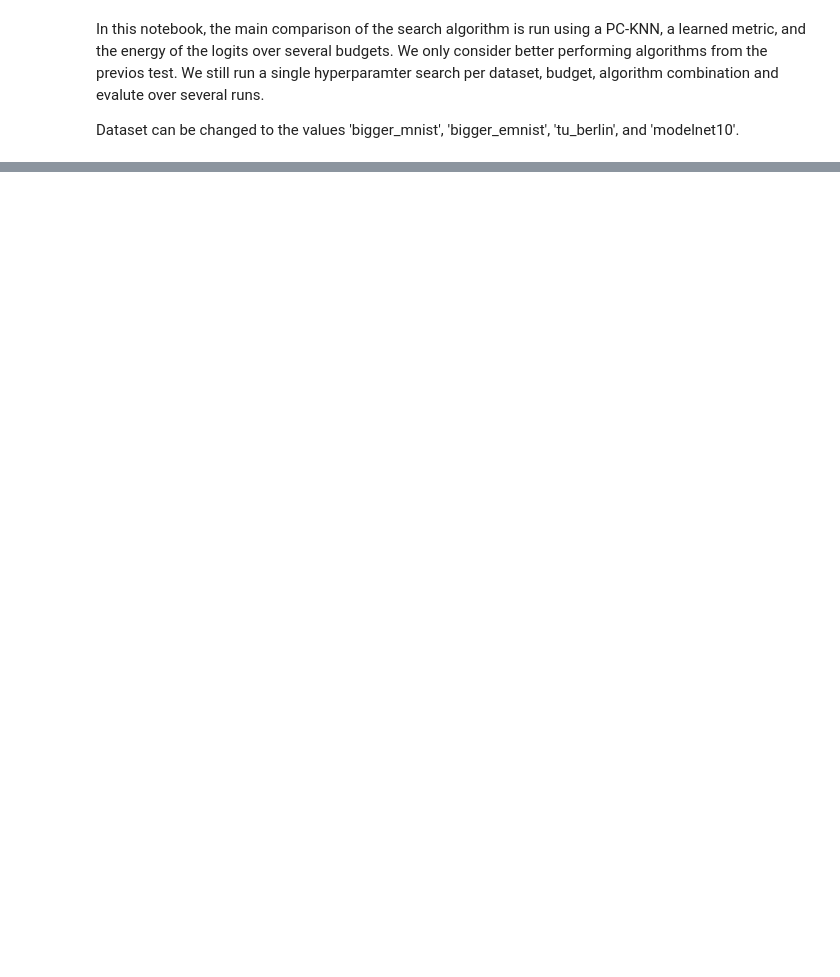
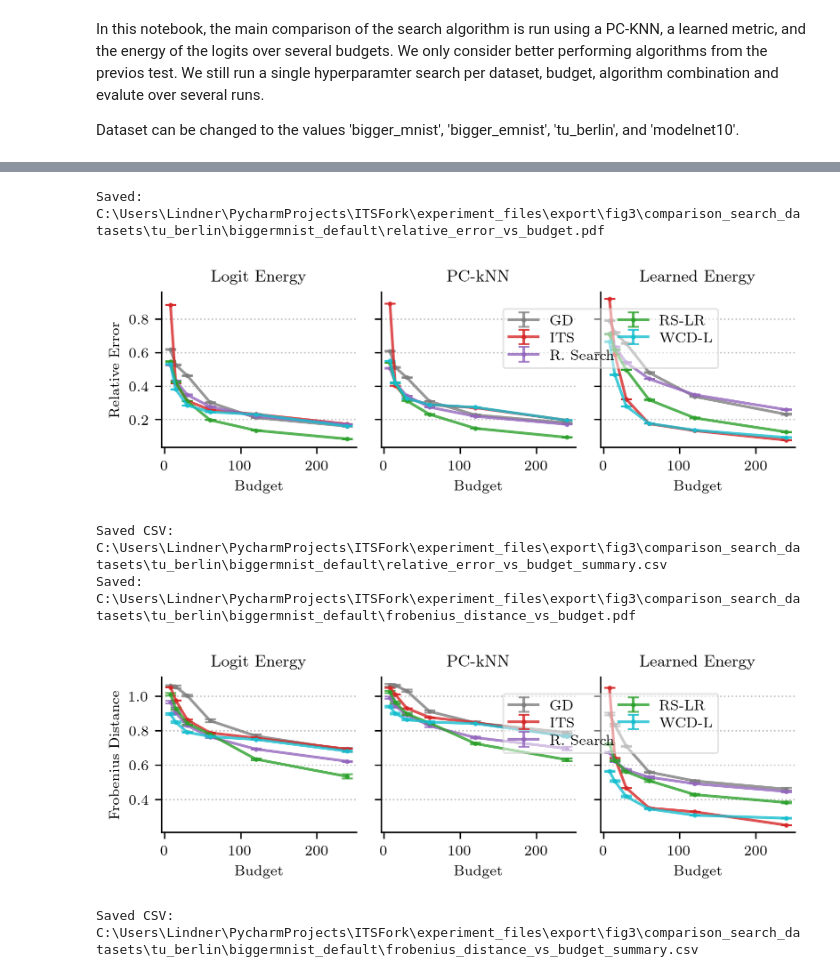
Before and after one commit to dolindner/ITS, a Jupyter notebook: examples/paper_experiment/2_2_comparision_over_budget.ipynb, the cells around one changed output, grey strips where cells are left out. Saved outputs shown, nothing was run; the diff lists cells and outputs as text; code cells hidden in the pictures; blank space fills up the shorter version.

```diff
--- a/examples/paper_experiment/2_2_comparision_over_budget.ipynb
+++ b/examples/paper_experiment/2_2_comparision_over_budget.ipynb
@@ -1321,5 +2467,10 @@ plot_accuracy_vs_budget_side_by_side(
 # %%
 from collections import defaultdict
+import os
+import matplotlib.pyplot as plt
+import numpy as np
+import pandas as pd
+import seaborn as sns
 
 W = plt_setup_latex(W=5.53)
 
@@ -1337,28 +2488,7 @@ def plot_error_metrics_vs_budget(
 ):
     """
     Plots error metrics vs budget for each problem side-by-side.
-
-    Parameters:
-        analysis : dict
-            Output from analyze_run_results_with_budget
-        problem_names : list
-            List of problem names to plot
-        metric : str
-            Metric to plot (e.g., "mean_relative_error" or "mean_frobenius")
-        se_key : str
-            Standard error key
-        algorithm_colors : dict
-            Color mapping for algorithms
-        fig_width, fig_height : float
-            Figure dimensions
-        figure_path : str
-            Directory for saving
-        save_name : str
-            Base filename
     """
-    import matplotlib.pyplot as plt
-    import seaborn as sns
-
     sns.set(style="whitegrid", context="paper")
     W = plt_setup_latex(W=5.53)
 
@@ -1406,7 +2536,7 @@ def plot_error_metrics_vs_budget(
         ax.set_title(problem, fontsize=9)
         ax.set_xlabel("Budget", fontsize=8)
         if ax == axes[0]:
-            ylabel = "Relative Error" if "relative" in metric else "Frobenius Distance"
+            ylabel = "Relative Error" if "relative" in metric else ("MSE" if "mse" in metric else "Frobenius Distance")
             ax.set_ylabel(ylabel, fontsize=8)
         ax.tick_params(axis='both', labelsize=8)
         ax.grid(axis="y", linestyle=":", alpha=0.8, zorder=-1)
@@ -1430,8 +2560,6 @@ def plot_error_metrics_vs_budget(
         columnspacing=0.3, framealpha=0.5, labelspacing=0.3,
     )
 
-    #plt.tight_layout(pad=0.6, w_pad=0.3)
-
     plt.tight_layout()
     if figure_path is not None:
         os.makedirs(figure_path, exist_ok=True)
@@ -1440,33 +2568,66 @@ def plot_error_metrics_vs_budget(
         plt.savefig(pdf_path, bbox_inches="tight")
         plt.savefig(pgf_path, bbox_inches="tight")
         print(f"Saved: {pdf_path}")
 
     plt.show()
+
+
+def export_error_metrics_csv(analysis, problem_names, metric, se_key, output_dir, save_name):
+    """Saves error metric data with 1.96 * SE into a CSV table."""
+    rows = []
+    for prob in problem_names:
+        if prob in analysis:
+            for bgt, algos in analysis[prob]["budgets"].items():
+                for algo, stats in algos.items():
+                    if stats.get(metric) is not None:
+                        val = stats[metric]
+                        se = stats[se_key] if stats.get(se_key) is not None else 0
+                        rows.append({
+                            "Problem": prob, "Budget": bgt, "Algorithm": algo,
+                            "Formatted_Value": f"{val:.4f} ± {se * 1.96:.4f}"
+                        })
+    df_flat = pd.DataFrame(rows)
+    pivot_df = df_flat.pivot(index=["Problem", "Budget"], columns="Algorithm", values="Formatted_Value").reset_index()
+
+    if output_dir is not None:
+        os.makedirs(output_dir, exist_ok=True)
+        csv_path = os.path.join(output_dir, f"{save_name}.csv")
+        pivot_df.to_csv(csv_path, index=False)
+        print(f"Saved CSV: {csv_path}")
 
 
 # Plot relative error
 plot_error_metrics_vs_budget(
     analysis=analysis,
     problem_names=problem_names_renamed,
     metric="mean_relative_error",
     se_key="se_relative_error",
     algorithm_colors=algorithm_colors,
     fig_width=W,
     figure_path=figure_path3,
     save_name="relative_error_vs_budget"
 )
+export_error_metrics_csv(analysis, problem_names_renamed, "mean_relative_error", "se_relative_error", figure_path3, "relative_error_vs_budget_summary")
 
 # Plot Frobenius distance
 plot_error_metrics_vs_budget(
     analysis=analysis,
     problem_names=problem_names_renamed,
     metric="mean_frobenius",
     se_key="se_frobenius",
     algorithm_colors=algorithm_colors,
     fig_width=W,
     figure_path=figure_path3,
     save_name="frobenius_distance_vs_budget"
 )
+export_error_metrics_csv(analysis, problem_names_renamed, "mean_frobenius", "se_frobenius", figure_path3, "frobenius_distance_vs_budget_summary")
+# %% [output]
+Saved: C:\Users\Lindner\PycharmProjects\ITSFork\experiment_files\export\fig3\comparison_search_datasets\tu_berlin\biggermnist_default\relative_error_vs_budget.pdf
+[figure, added]
+Saved CSV: C:\Users\Lindner\PycharmProjects\ITSFork\experiment_files\export\fig3\comparison_search_datasets\tu_berlin\biggermnist_default\relative_error_vs_budget_summary.csv
+Saved: C:\Users\Lindner\PycharmProjects\ITSFork\experiment_files\export\fig3\comparison_search_datasets\tu_berlin\biggermnist_default\frobenius_distance_vs_budget.pdf
+[figure, added]
+Saved CSV: C:\Users\Lindner\PycharmProjects\ITSFork\experiment_files\export\fig3\comparison_search_datasets\tu_berlin\biggermnist_default\frobenius_distance_vs_budget_summary.csv
 # %%
 #Wrapper to check evaluation counts used.
 # %%
```
Also changed, not shown: parts of 25 cells of this notebook.
